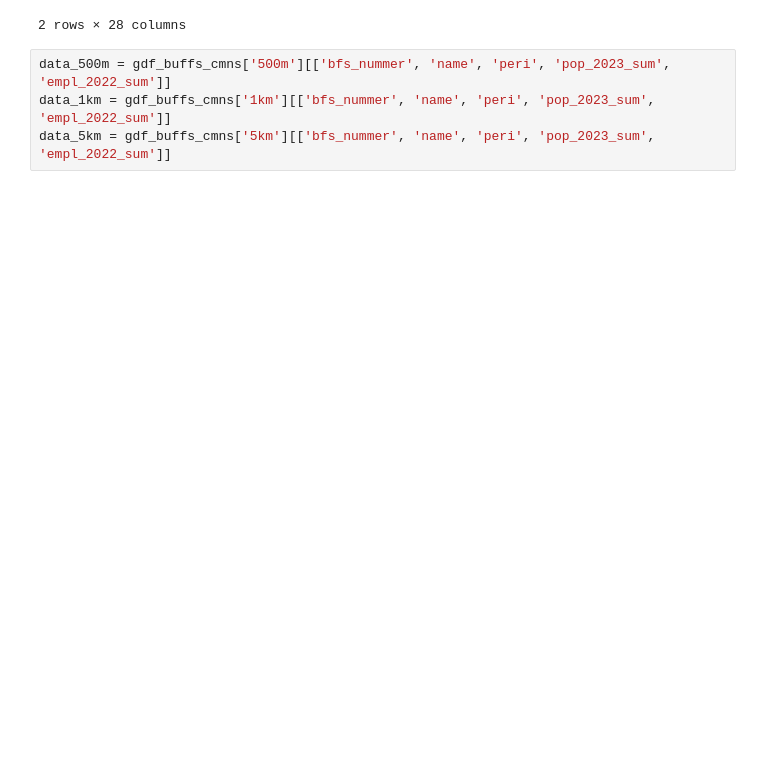
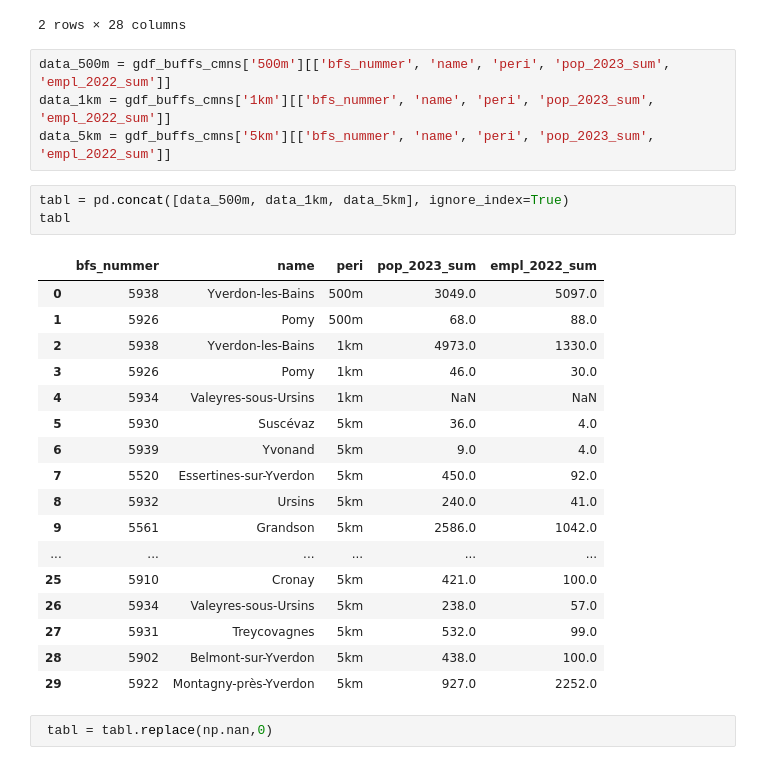
Before and after one commit to Luca-wirthner/2024_Geoinformatique_I, a Jupyter notebook: script_zones_tampons.ipynb, the cells around one changed output. Cells and saved outputs as stored; diff of their text form; blank space fills up the shorter version.

```diff
--- a/script_zones_tampons.ipynb
+++ b/script_zones_tampons.ipynb
@@ -125,3 +126,26 @@ gdf_buffs_cmns['500m']
 data_500m = gdf_buffs_cmns['500m'][['bfs_nummer', 'name', 'peri', 'pop_2023_sum', 'empl_2022_sum']]
 data_1km = gdf_buffs_cmns['1km'][['bfs_nummer', 'name', 'peri', 'pop_2023_sum', 'empl_2022_sum']]
 data_5km = gdf_buffs_cmns['5km'][['bfs_nummer', 'name', 'peri', 'pop_2023_sum', 'empl_2022_sum']]
+# %%
+tabl = pd.concat([data_500m, data_1km, data_5km], ignore_index=True)
+tabl
+# %% [output]
+|  | bfs_nummer | name | peri | pop_2023_sum | empl_2022_sum |
+| 0 | 5938 | Yverdon-les-Bains | 500m | 3049.0 | 5097.0 |
+| 1 | 5926 | Pomy | 500m | 68.0 | 88.0 |
+| 2 | 5938 | Yverdon-les-Bains | 1km | 4973.0 | 1330.0 |
+| 3 | 5926 | Pomy | 1km | 46.0 | 30.0 |
+| 4 | 5934 | Valeyres-sous-Ursins | 1km | NaN | NaN |
+| 5 | 5930 | Suscévaz | 5km | 36.0 | 4.0 |
+| 6 | 5939 | Yvonand | 5km | 9.0 | 4.0 |
+| 7 | 5520 | Essertines-sur-Yverdon | 5km | 450.0 | 92.0 |
+| 8 | 5932 | Ursins | 5km | 240.0 | 41.0 |
+| 9 | 5561 | Grandson | 5km | 2586.0 | 1042.0 |
+| ... | ... | ... | ... | ... | ... |
+| 25 | 5910 | Cronay | 5km | 421.0 | 100.0 |
+| 26 | 5934 | Valeyres-sous-Ursins | 5km | 238.0 | 57.0 |
+| 27 | 5931 | Treycovagnes | 5km | 532.0 | 99.0 |
+| 28 | 5902 | Belmont-sur-Yverdon | 5km | 438.0 | 100.0 |
+| 29 | 5922 | Montagny-près-Yverdon | 5km | 927.0 | 2252.0 |
+# %%
+ tabl = tabl.replace(np.nan,0)
```
Also changed, not shown: parts of 2 cells of this notebook.
